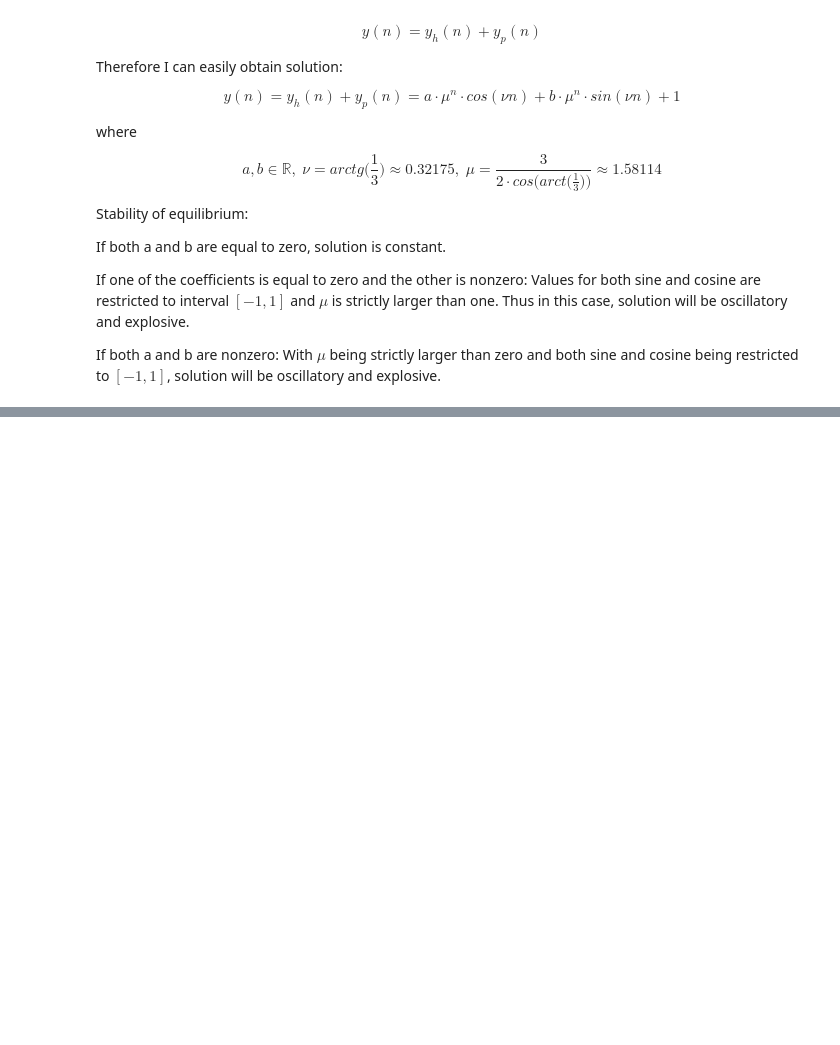
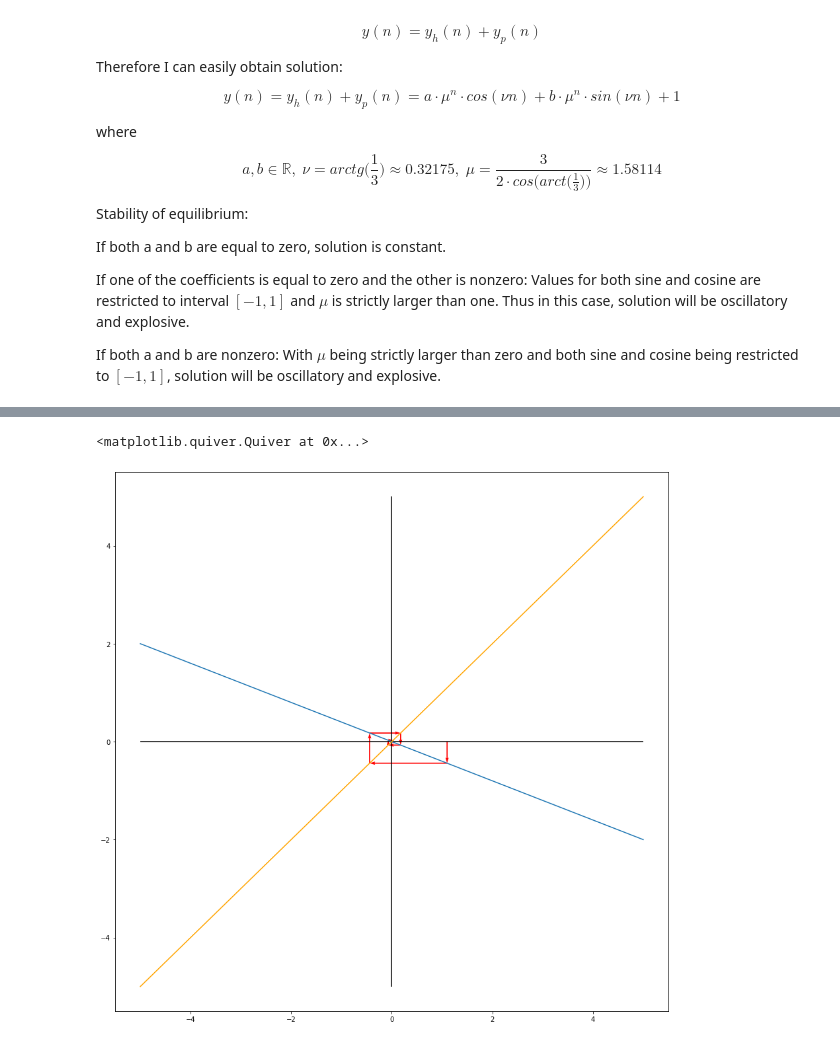
Before and after one commit to magicbeans817/PS2, a Jupyter notebook: PS1.ipynb, the cells around one changed output, grey strips where cells are left out. Saved outputs shown, nothing was run; the diff lists cells and outputs as text; code cells hidden in the pictures; blank space fills up the shorter version.

```diff
--- a/PS1.ipynb
+++ b/PS1.ipynb
@@ -177,0 +189,20 @@ sp.rsolve(equation, y(t))
+# %%
+# the gift
+def path(fun, start, iter):
+    x = np.zeros(2*iter+1)
+    y = np.zeros(2*iter+1)
+    x[0] = start
+    y[0] = 0
+    i = 1
+    while i < 2*iter:
+        x[i] = x[i-1]
+        y[i] = fun(x[i])
+        x[i+1] = y[i]
+        y[i+1] = y[i]
+        i += 2
+    u = np.zeros(len(x)-1)
+    v = np.zeros(len(y)-1)
+    for i in range(len(x)-1):
+        u[i] = x[i+1] - x[i]
+        v[i] = y[i+1] - y[i]
+    return(x, y, u, v)
@@ -177,0 +220,13 @@ sp.rsolve(equation, y(t))
+# %%
+tval = np.linspace(-5, 5, 50)
+x, y, u, v = path(recF, 1.1, 5)
+
+plt.figure(figsize=(15,15))
+plt.plot(tval, recF(tval))
+plt.plot(tval, tval, color = 'orange')
+plt.vlines(0, -5, 5, color = 'black')
+plt.hlines(0, -5, 5, color = 'black')
+plt.quiver(x[:-1],y[:-1], u, v,  angles='xy', scale_units='xy', scale=1, width = 0.002, color = 'red')
+# %% [output]
+<matplotlib.quiver.Quiver at 0x...>
+[figure, added]
```
Also changed, not shown: parts of 7 cells of this notebook.
